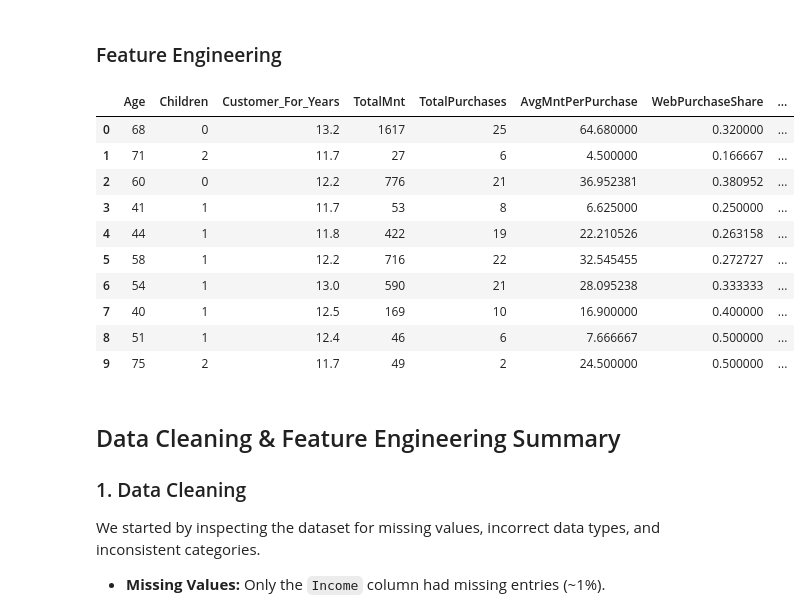
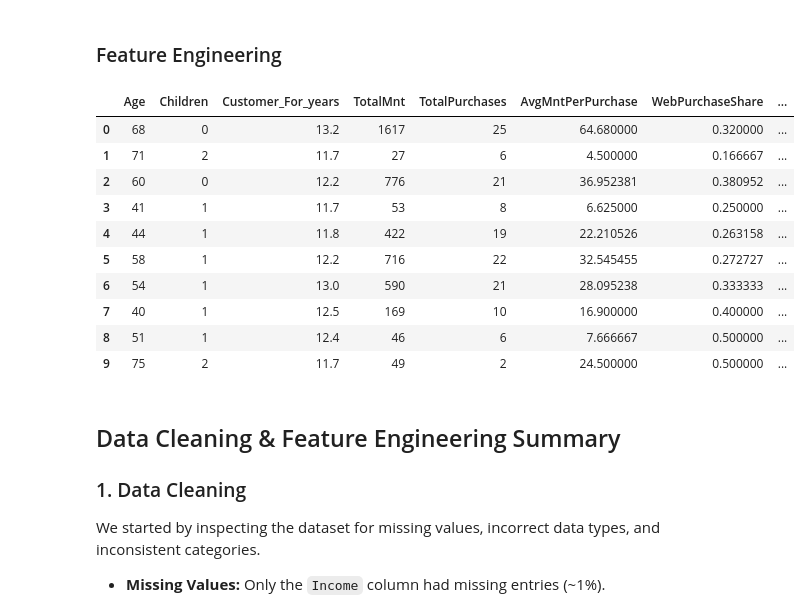
Before and after one commit to hamedtaeb/Smart-Budget-Planner, a Jupyter notebook: project.ipynb, the cells around one changed output. Cells and saved outputs as stored; diff of their text form; code cells hidden in the pictures.

```diff
--- a/project.ipynb
+++ b/project.ipynb
@@ -155,7 +156,7 @@ df['Children'] = df['Kidhome'] + df['Teenhome']
 
 # Customer Tenure  : Measures loyalty or relationship age
 df['Customer_For_Days'] = (REF_DATE - df['Dt_Customer']).dt.days
-df['Customer_For_Years'] = (df['Customer_For_Days'] / 365.25).round(1)
+df['Customer_For_years'] = (df['Customer_For_Days'] / 365.25).round(1)
 
 
 # Total Spending ( Sum of all Mnt* columns)
@@ -194,15 +195,15 @@ df['DealPurchaseRate'] = np.where(df['TotalPurchases'] > 0,
 
 # Campaign Response Rate
 cmp_cols = [col for col in df.columns if col.startswith('AcceptedCmp')]
-df['CampainsAccepted'] = df[cmp_cols].sum(axis=1)
+df['CampaignsAccepted'] = df[cmp_cols].sum(axis=1)
 df['Responded'] = (df['Response'] == 1).astype(int)
 # %%
 # Checking the changes
-df[['Age', 'Children', 'Customer_For_Years', 'TotalMnt', 'TotalPurchases',
+df[['Age', 'Children', 'Customer_For_years', 'TotalMnt', 'TotalPurchases',
     'AvgMntPerPurchase', 'WebPurchaseShare', 'CatalogPurchaseShare',
-    'StorePurchaseShare', 'DealPurchaseRate', 'CampainsAccepted', 'Responded']].head(10)
+    'StorePurchaseShare', 'DealPurchaseRate', 'CampaignsAccepted', 'Responded']].head(10)
 # %% [output]
-|  | Age | Children | Customer_For_Years | TotalMnt | TotalPurchases | AvgMntPerPurchase | WebPurchaseShare | ... |
+|  | Age | Children | Customer_For_years | TotalMnt | TotalPurchases | AvgMntPerPurchase | WebPurchaseShare | ... |
 | 0 | 68 | 0 | 13.2 | 1617 | 25 | 64.680000 | 0.320000 | ... |
 | 1 | 71 | 2 | 11.7 | 27 | 6 | 4.500000 | 0.166667 | ... |
 | 2 | 60 | 0 | 12.2 | 776 | 21 | 36.952381 | 0.380952 | ... |
```
Also changed, not shown: parts of 11 cells of this notebook.
